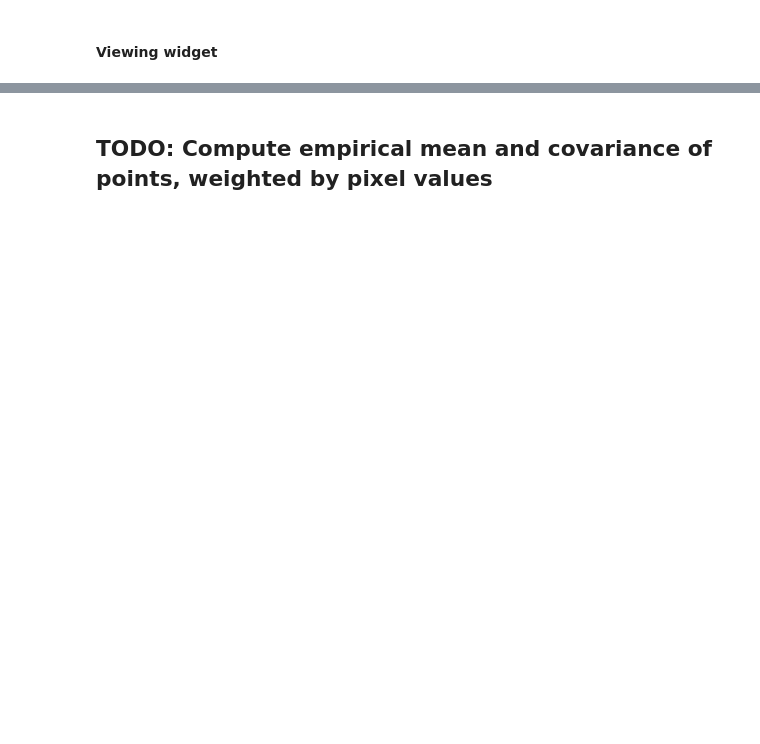
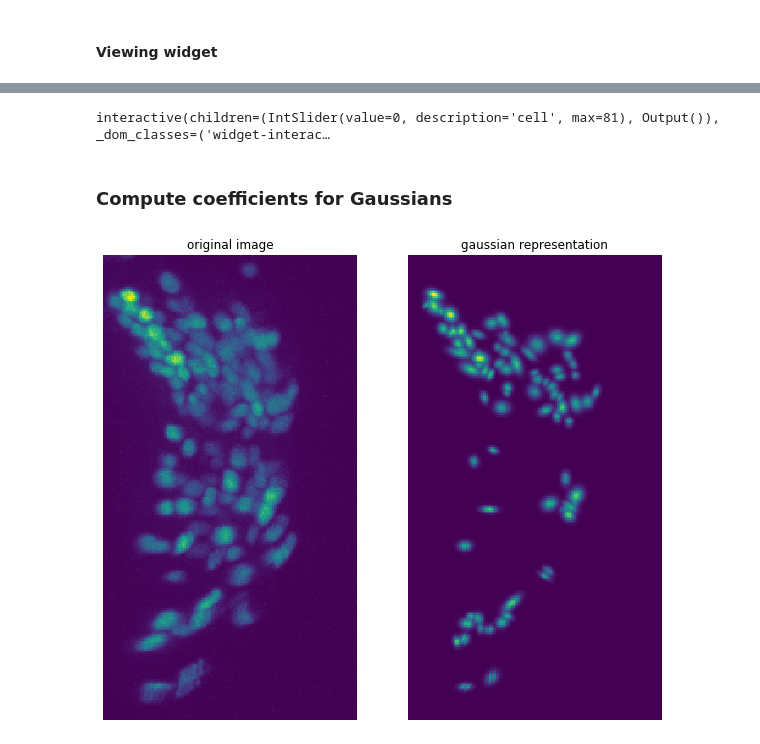
Before and after one commit to evarol/ot_tracking, a Jupyter notebook: python/notebooks/decompose_image.ipynb, the cells around one changed output, grey strips where cells are left out. Saved outputs shown, nothing was run; the diff lists cells and outputs as text; code cells hidden in the pictures; blank space fills up the shorter version.

Commit message:
Got Gaussian fitting running end-to-end

```diff
--- a/python/notebooks/decompose_image.ipynb
+++ b/python/notebooks/decompose_image.ipynb
@@ -213,7 +192,0 @@ plt.scatter(peaks_cmp[:, 0], peaks_cmp[:, 1], marker='*', color='red');
-# %%
-n_peaks_cmp = peaks_cmp.shape[0]
-markers = np.zeros_like(img_cmp, dtype=np.int)
-markers[peaks_cmp[:, 0], peaks_cmp[:, 1], peaks_cmp[:, 2]] = np.arange(n_peaks_cmp)
-markers[~label_idx] = -1
-
-img_seg = random_walker(img_cmp, markers)
@@ -247,17 +240,0 @@ plt.imshow(np.max(cell_img, 2).T)
-# %%
-xs = np.arange(cell_img.shape[0])
-ys = np.arange(cell_img.shape[1])
-zs = np.arange(cell_img.shape[2])
-xg, yg, zg = np.meshgrid(xs, ys, zs)
-
-xg = np.swapaxes(xg, 0, 1)
-yg = np.swapaxes(yg, 0, 1)
-zg = np.swapaxes(zg, 0, 1)
-
-c_pixel_idx = np.equal(img_seg, c_idx)
-x_vals = xg[c_pixel_idx]
-y_vals = yg[c_pixel_idx]
-z_vals = zg[c_pixel_idx]
-p_vals = cell_img[c_pixel_idx]
-# %% [markdown]
-## TODO: Compute empirical mean and covariance of points, weighted by pixel values
@@ -263,0 +270,36 @@ p_vals = cell_img[c_pixel_idx]
+# %%
+@widgets.interact(
+    cell=widgets.IntSlider(min=0, max=n_cells - 1, step=1, value=0)
+)
+def cell_label_widget(cell):
+
+    gauss_img = cell_gauss_fits[cell]
+    plt.figure(figsize=(10, 10))
+    plt.imshow(np.max(gauss_img, 2).T)
+# %% [output]
+interactive(children=(IntSlider(value=0, description='cell', max=81), Output()), _dom_classes=('widget-interac…
+# %% [markdown]
+### Compute coefficients for Gaussians
+# %%
+cell_vecs = np.array([c.flatten() for c in cell_gauss_fits]).T
+img_vec = img.reshape((-1, 1))
+coeff, r_sum, _, _  = np.linalg.lstsq(cell_vecs, img_vec, rcond=None)
+
+approx_vec = cell_vecs @ coeff
+approx_img = approx_vec.reshape(img.shape)
+# %%
+plt.figure(figsize=(10, 10))
+
+plt.subplot(121)
+plt.imshow(np.max(img, 2).T)
+plt.axis('off')
+plt.title('original image')
+
+plt.subplot(122)
+plt.imshow(np.max(approx_img, 2).T)
+plt.axis('off')
+plt.title('gaussian representation')
+
+plt.savefig('gaussian_representation.png')
+# %% [output]
+[figure, added]
```
Also changed, not shown: parts of 24 cells of this notebook.
